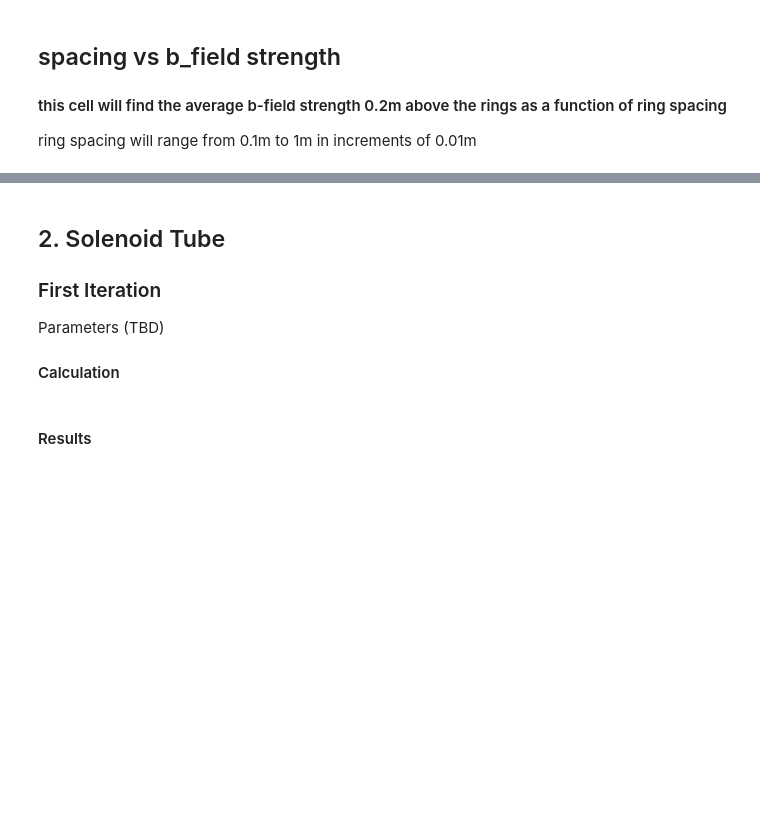
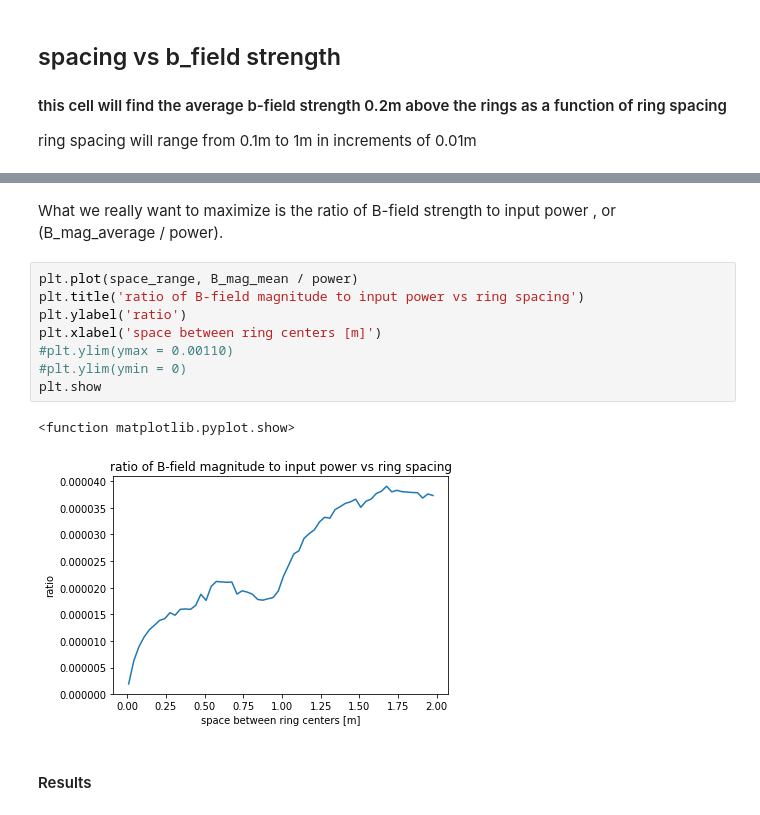
Before and after one commit to rylittle13/Physics260FinalProject, a Jupyter notebook: Final Project.ipynb, the cells around one changed output, grey strips where cells are left out. Drawn from its saved outputs; the diff is of its cells as text; blank space fills up the shorter version.

```diff
--- a/Final Project.ipynb
+++ b/Final Project.ipynb
@@ -538,9 +566,16 @@ plt.show()
-# %% [markdown]
-## 2. Solenoid Tube
-### First Iteration
-Parameters (TBD)
-
-#### Calculation
+# %% [markdown]
+What we really want to maximize is the ratio of B-field strength to input power , or (B_mag_average / power).
+# %%
+plt.plot(space_range, B_mag_mean / power)
+plt.title('ratio of B-field magnitude to input power vs ring spacing')
+plt.ylabel('ratio')
+plt.xlabel('space between ring centers [m]')
+#plt.ylim(ymax = 0.00110)
+#plt.ylim(ymin = 0)
+plt.show
+# %% [output]
+<function matplotlib.pyplot.show>
+[figure, added]
 # %% [markdown]
 #### Results
 # %% [markdown]
```
Also changed, not shown: parts of 9 cells of this notebook.
